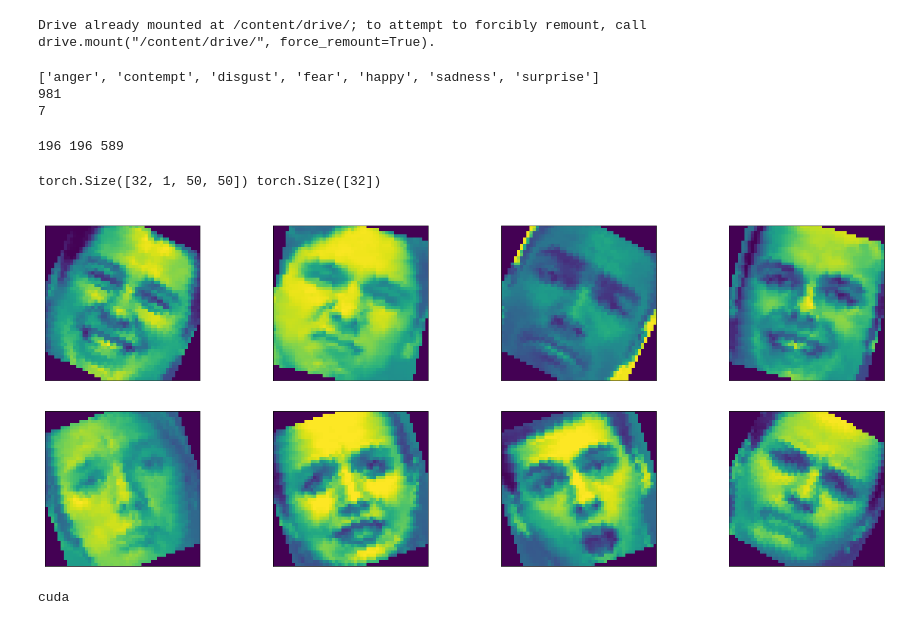
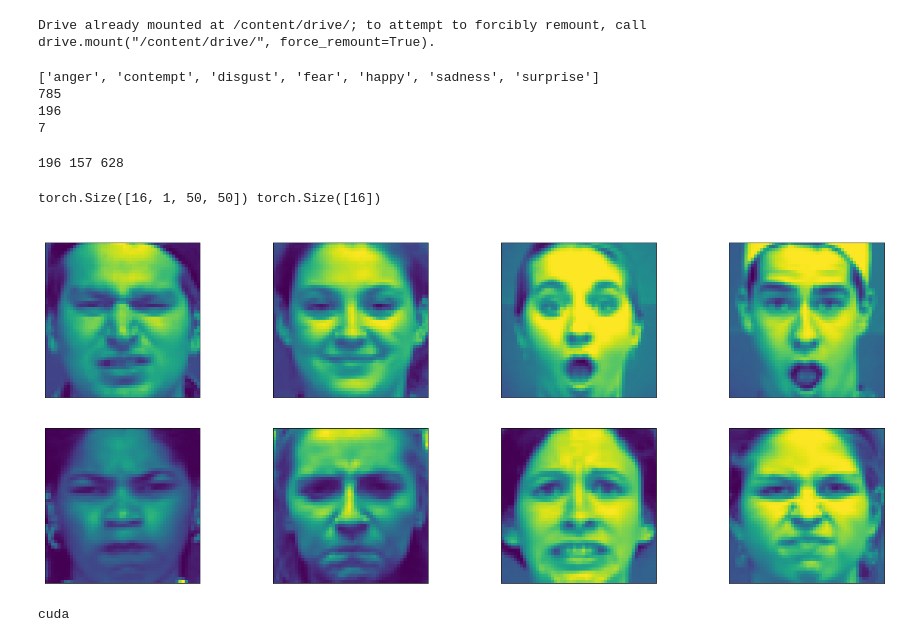
Before and after one commit to dmswl0707/LightWeightedNetwork_for_FaceExpressionRecognition, a Jupyter notebook: ckplus_train_test_val.ipynb, the cells around one changed output. Drawn from its saved outputs; the diff is of its cells as text; code cells hidden in the pictures.

Commit message:
Colaboratory를 통해 생성됨

```diff
--- a/ckplus_train_test_val.ipynb
+++ b/ckplus_train_test_val.ipynb
@@ -45,35 +47,47 @@ transform_train=transforms.Compose([transforms.Resize((50,50)),
 # %%
-dataset = ImageFolder(root='/content/drive/My Drive/Colab Notebooks/CK+48/train', transform=transform_train)
+train_dataset = ImageFolder(root='/content/drive/My Drive/Colab Notebooks/CK+48/train', transform=transform_train)
+test_dataset = ImageFolder(root='/content/drive/My Drive/Colab Notebooks/CK+48/test', transform=transform_test)
+
 
 
 categories = list(dataset.class_to_idx.keys())
 print(categories)
 num_classes = len(categories)
 
-print(len(dataset))
+print(len(train_dataset))
+print(len(test_dataset))
+
 print(num_classes)
 # %% [output]
 ['anger', 'contempt', 'disgust', 'fear', 'happy', 'sadness', 'surprise']
-981
+785
+196
 7
 # %%
 image_h = 50
 image_w = 50
 
-test_size = 0.2 #0.2
-val_size = 0.4 #0.2
+val_size = 0.2
 
-num_data = len(dataset)
-indices = list(range(num_data))
-np.random.shuffle(indices)
+train_num_data = len(train_dataset)
+test_num_data = len(test_dataset)
 
-test_split = int(np.floor(test_size * num_data))
-val_split = int(np.floor(val_size * num_data))
-test_idx, val_idx, train_idx = indices[:test_split], indices[test_split:val_split], indices[val_split:]
+indices1 = list(range(train_num_data))
+np.random.shuffle(indices1)
+
+indices2 = list(range(test_num_data))
+np.random.shuffle(indices2)
+
+val_split = int(np.floor(val_size * train_num_data))
+val_idx, train_idx = indices1[:val_split], indices[val_split:]
+
+
+test_split = int(np.floor(test_num_data))
+test_idx = indices2[:test_split]
 
 print(len(test_idx), len(val_idx), len(train_idx))
 # %% [output]
-196 196 589
+196 157 628
 # %%
 
 # define samplers for obtaining training and validation batche
@@ -83,41 +97,40 @@ val_sampler = SubsetRandomSampler(val_idx)
 
 
 dataset_sizes = {
     'train' : len(train_idx),
     'test' : len(test_idx),
     'val' : len(val_idx)
 }
 
-batch_size = 32
+batch_size = 16
 
 loaders = {
-    'train': torch.utils.data.DataLoader(dataset, batch_size = batch_size, sampler=train_sampler),
-    'test': torch.utils.data.DataLoader(dataset, batch_size = batch_size, sampler=test_sampler),
-    'val': torch.utils.data.DataLoader(dataset, batch_size = batch_size, sampler=val_sampler),
+    'train': torch.utils.data.DataLoader(train_dataset, batch_size = batch_size, sampler=train_sampler),
+    'test': torch.utils.data.DataLoader(test_dataset, batch_size = batch_size, sampler=test_sampler),
+    'val': torch.utils.data.DataLoader(train_dataset, batch_size = batch_size, sampler=val_sampler),
 }
-
 
 
 def imshow(img):
     img = (img+1)/2
     img = img.squeeze()
     np_img = np.asarray(img)
     plt.imshow(np_img)
 
 
-dataiter = iter(loaders['train'])
+dataiter = iter(loaders['test'])
 images, labels = dataiter.next()
 print(images.shape,labels.shape)
 images = images.numpy()
 fig = plt.figure(figsize=(25, 10))
 
 for idx in np.arange(8):
     ax = fig.add_subplot(2, 4, idx+1, xticks=[], yticks=[])
     imshow(images[idx])
     ax.set_title(categories[int(labels[idx])],fontsize=20,color='white')
 # %% [output]
-torch.Size([32, 1, 50, 50]) torch.Size([32])
+torch.Size([16, 1, 50, 50]) torch.Size([16])
-[figure, old version]
+[figure, new version]
 # %%
 import torch.nn as nn
 import torch
```
Also changed, not shown: parts of 8 cells of this notebook.
